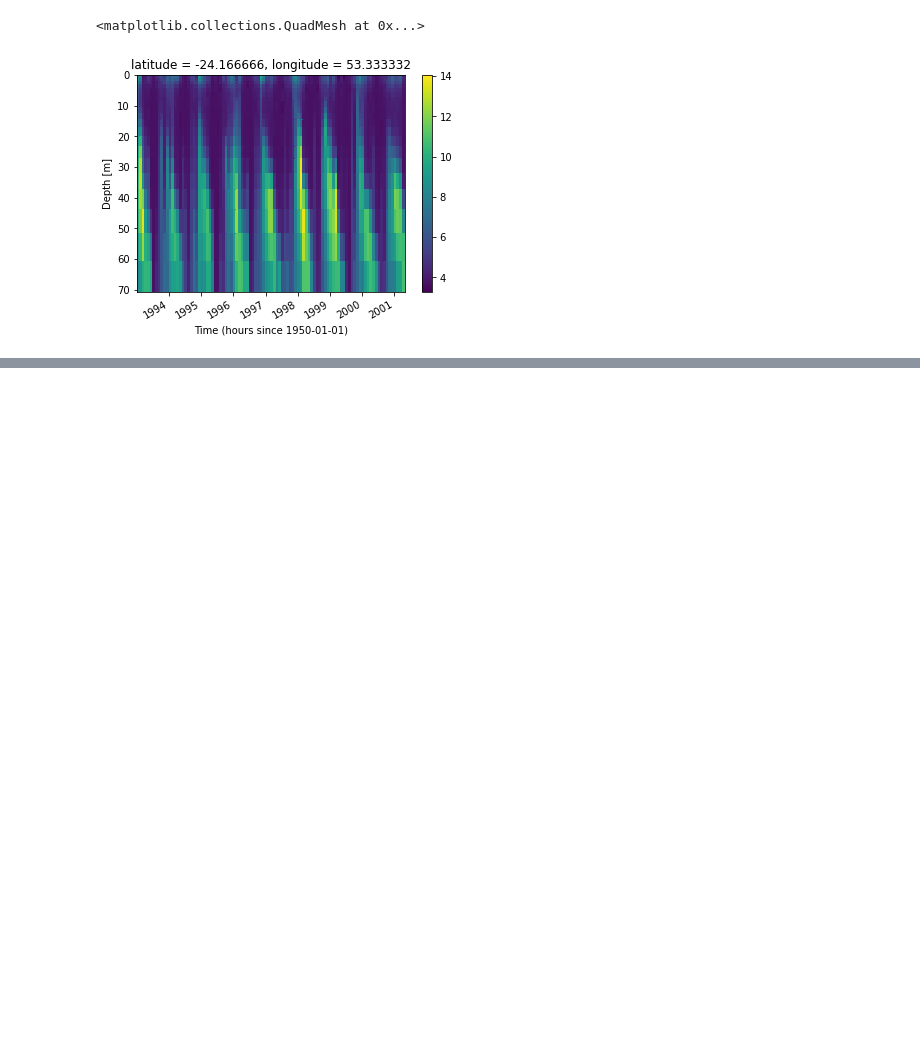
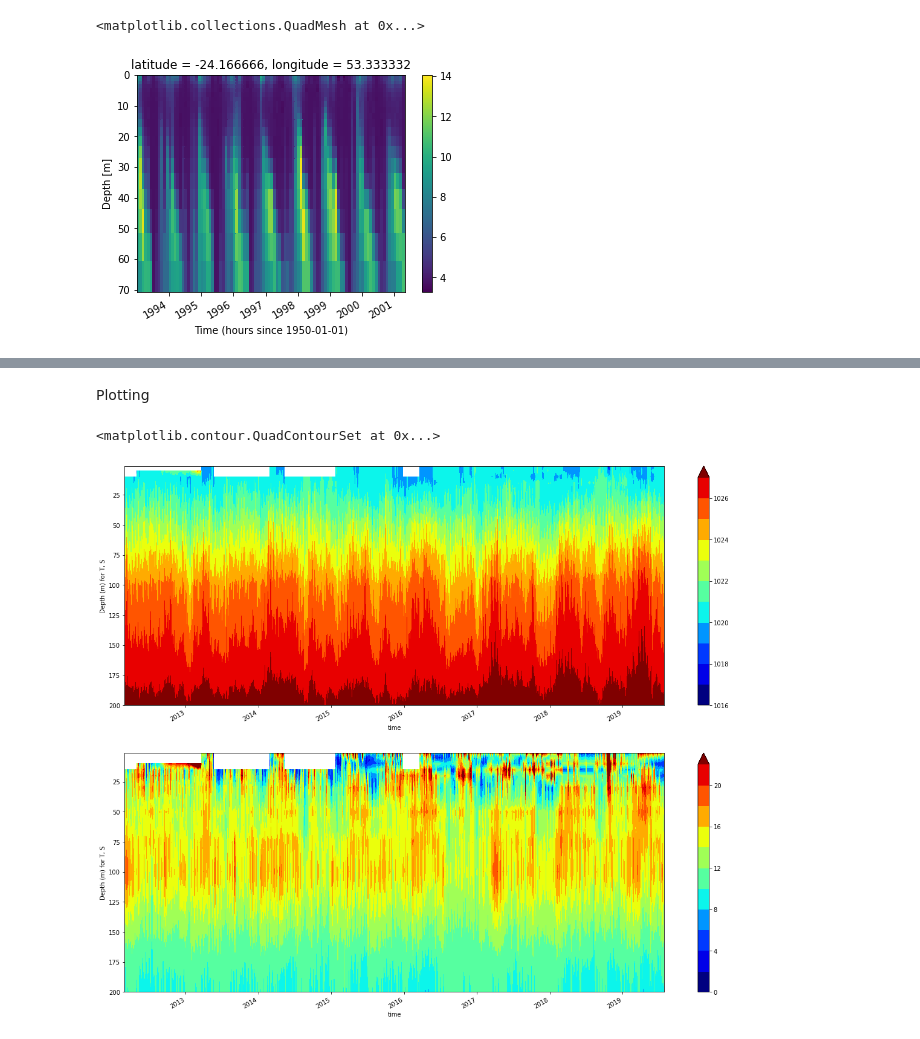
Before and after one commit to Yadidya5/interannual-variability-IT-Andaman-Sea, a Jupyter notebook: ORAS_Data_Analysis.ipynb, the cells around one changed output, grey strips where cells are left out. Drawn from its saved outputs; the diff is of its cells as text; code cells hidden in the pictures; blank space fills up the shorter version.

```diff
--- a/ORAS_Data_Analysis.ipynb
+++ b/ORAS_Data_Analysis.ipynb
@@ -183,0 +107,3 @@ n2[:,0:20].plot(yincrease=False,y='depth')
+# %%
+bd12 = xr.open_dataset("data/BD12profiledata/bd12_tsuv_mar2012_jul2019.nc")
+bd12
@@ -183,0 +126,6 @@ n2[:,0:20].plot(yincrease=False,y='depth')
+# %%
+bd_dens = dens(bd12.salt,bd12.temp,bd12.dep1)
+bd_bvf = bvf(bd12.salt,bd12.temp,bd12.dep1,"dep1")
+
+bd_dens.attrs["Description"]="Density from BD12 observations"
+bd_bvf.attrs["Description"]="BVF from BD12 observations"
@@ -183,0 +154,9 @@ n2[:,0:20].plot(yincrease=False,y='depth')
+# %% [markdown]
+Plotting
+# %%
+fig, (ax0,ax1) = plt.subplots(2,1,figsize=(20,16))
+bd_dens[:,:10].plot.contourf(ax=ax0,y='dep1',yincrease=False,levels=np.arange(1016,1028,1),cmap='jet')
+bd_bvf[:,:10].plot.contourf(ax=ax1,y='dep1',yincrease=False,levels=np.arange(0,24,2),cmap='jet')
+# %% [output]
+<matplotlib.contour.QuadContourSet at 0x...>
+[figure, added]
```
Also changed, not shown: parts of 11 cells of this notebook.
